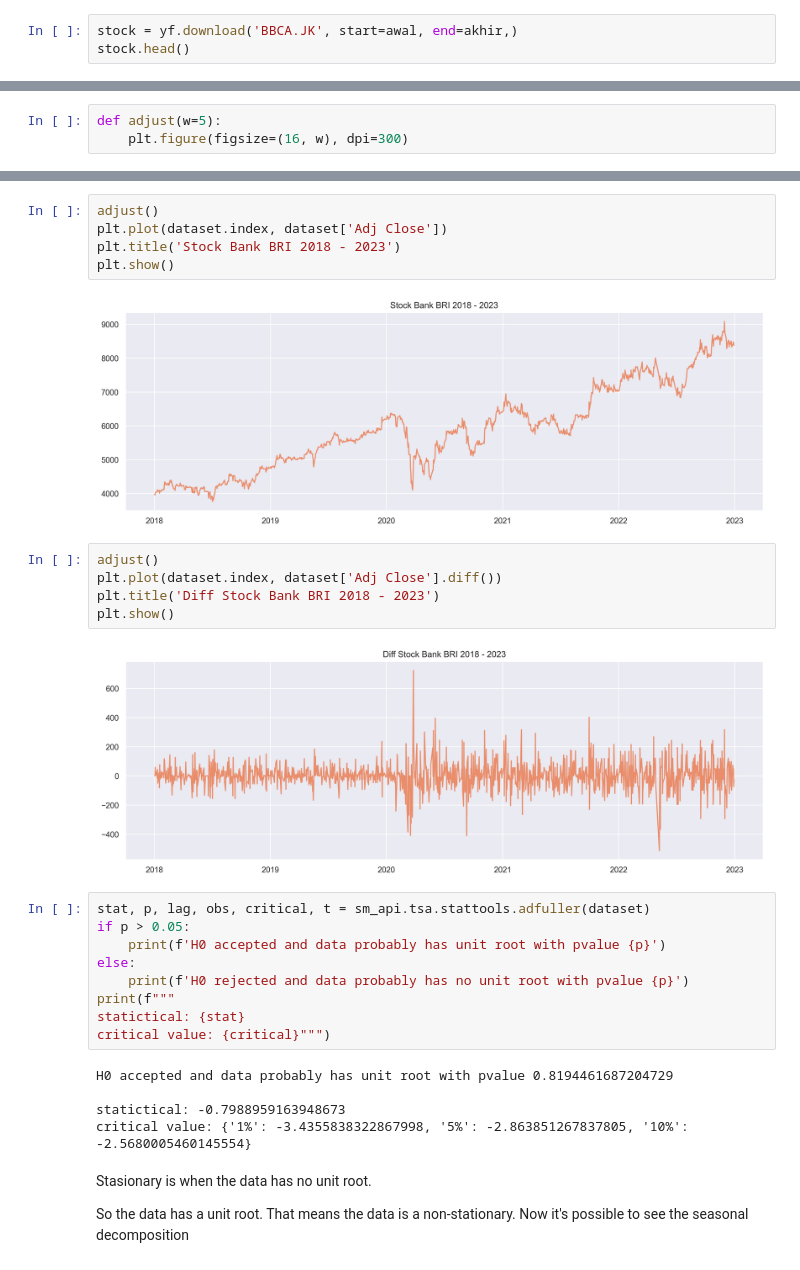
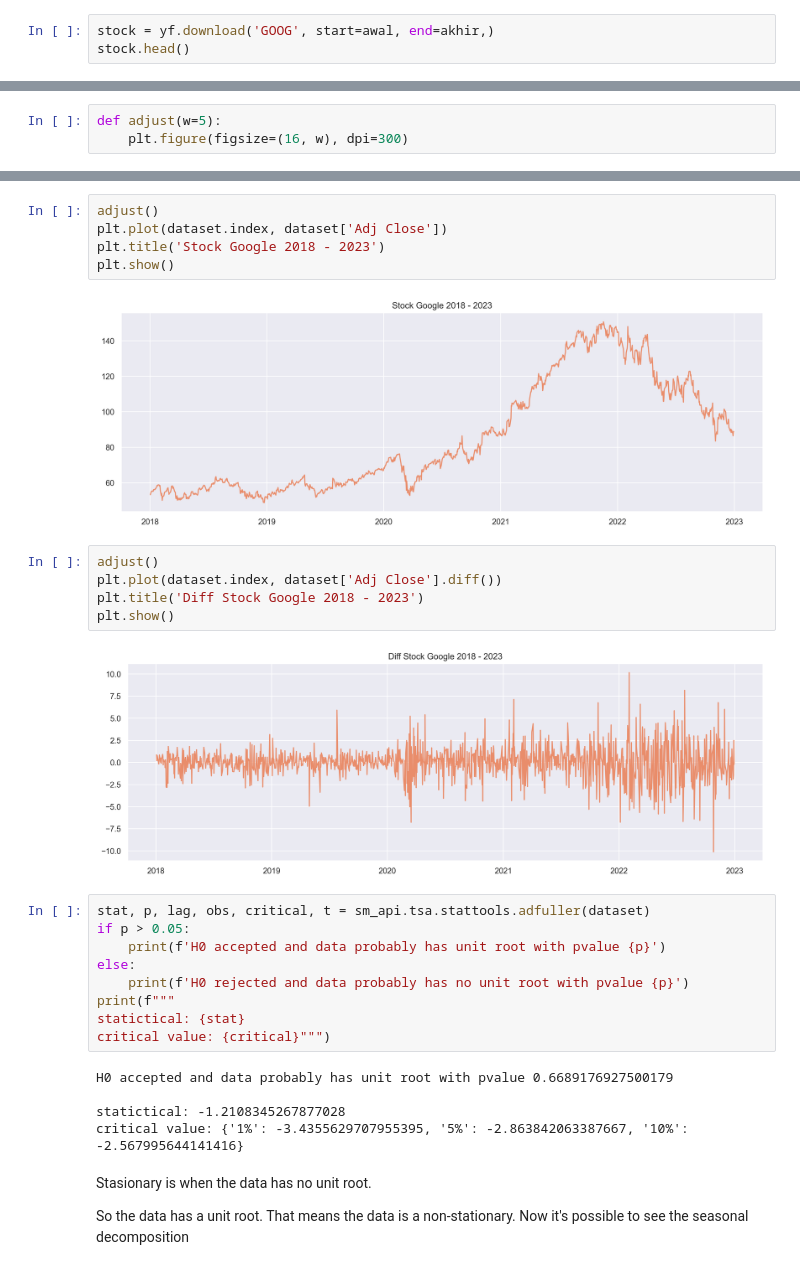
Before and after one commit to yandiher/time_series, a Jupyter notebook: bbri_time series.ipynb, the cells around one changed output, grey strips where cells are left out. Saved outputs shown, nothing was run; the diff lists cells and outputs as text.

```diff
--- a/bbri_time series.ipynb
+++ b/bbri_time series.ipynb
@@ -17,7 +17,7 @@ from datetime import datetime
 awal = datetime(year=2018, month=1, day=1)
 akhir = datetime(year=2023, month=1, day=1)
 # %%
-stock = yf.download('BBCA.JK', start=awal, end=akhir,)
+stock = yf.download('GOOG', start=awal, end=akhir,)
 stock.head()
 # %% [output]
 [*********************100%***********************]  1 of 1 completed
@@ -58,17 +71,17 @@ plt.show()
 # %%
 adjust()
 plt.plot(dataset.index, dataset['Adj Close'])
-plt.title('Stock Bank BRI 2018 - 2023')
+plt.title('Stock Google 2018 - 2023')
 plt.show()
 # %% [output]
-[figure, old version]
+[figure, new version]
 # %%
 adjust()
 plt.plot(dataset.index, dataset['Adj Close'].diff())
-plt.title('Diff Stock Bank BRI 2018 - 2023')
+plt.title('Diff Stock Google 2018 - 2023')
 plt.show()
 # %% [output]
-[figure, old version]
+[figure, new version]
 # %%
 stat, p, lag, obs, critical, t = sm_api.tsa.stattools.adfuller(dataset)
 if p > 0.05:
@@ -79,10 +92,10 @@ print(f"""
 statictical: {stat}
 critical value: {critical}""")
 # %% [output]
-H0 accepted and data probably has unit root with pvalue 0.8194461687204729
+H0 accepted and data probably has unit root with pvalue 0.6689176927500179
 
-statictical: -0.7988959163948673
-critical value: {'1%': -3.4355838322867998, '5%': -2.863851267837805, '10%': -2.5680005460145554}
+statictical: -1.2108345267877028
+critical value: {'1%': -3.4355629707955395, '5%': -2.863842063387667, '10%': -2.567995644141416}
 # %% [markdown]
 Stasionary is when the data has no unit root.
 
```
Also changed, not shown: parts of 28 cells of this notebook.
